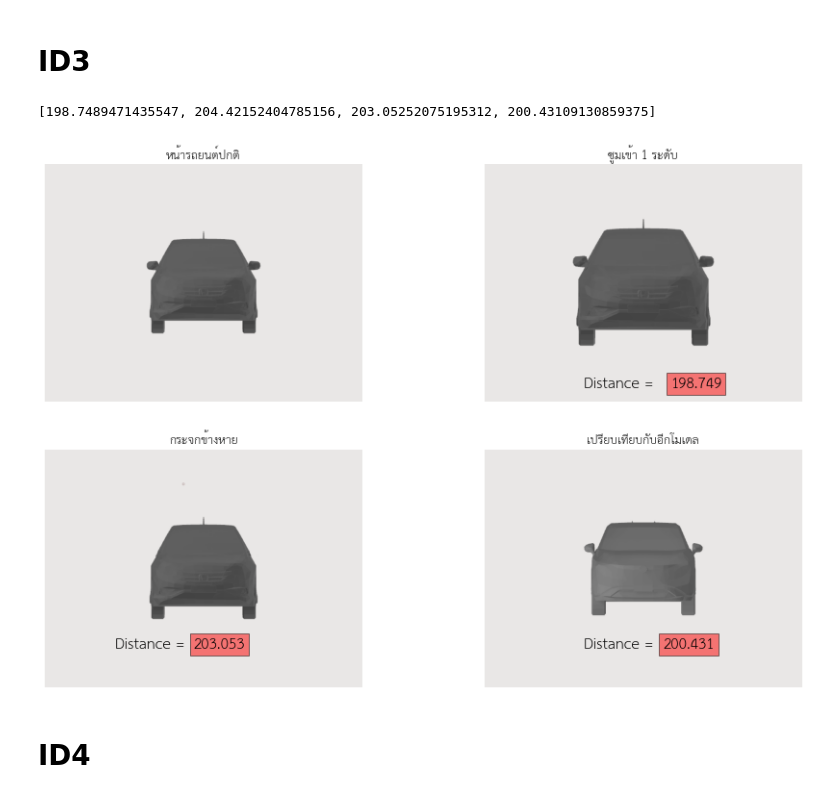
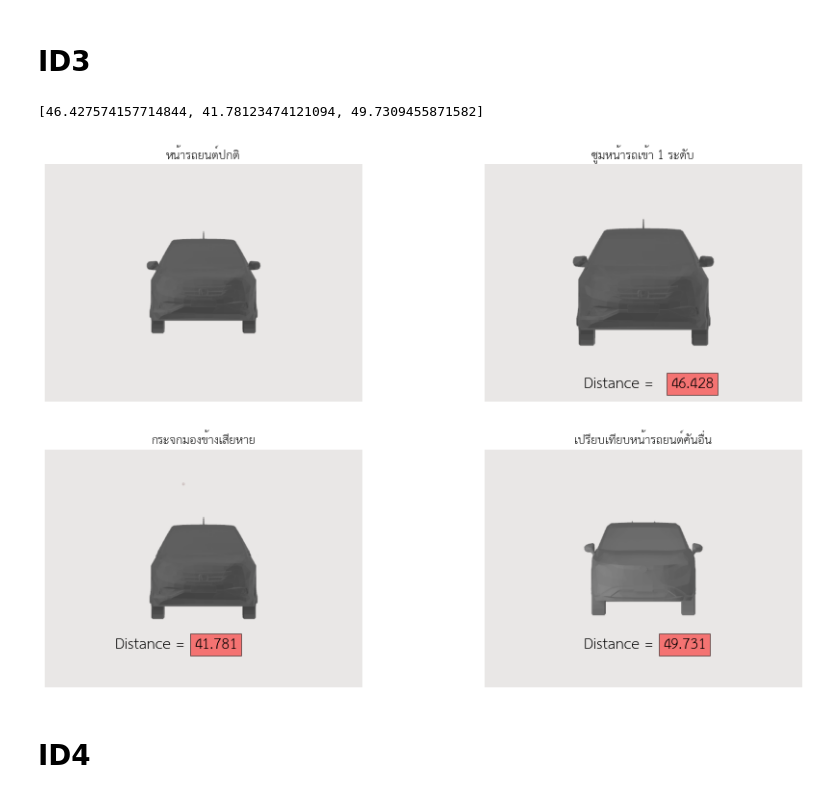
Before and after one commit to MeenTers/Project, a Jupyter notebook: Compare_view_3D.ipynb, the cells around one changed output. Cells and saved outputs as stored; diff of their text form; code cells hidden in the pictures.

```diff
--- a/Compare_view_3D.ipynb
+++ b/Compare_view_3D.ipynb
@@ -159,6 +149,6 @@ id1
 # %%
 tx1 = 'หน้ารถยนต์ปกติ'
-tx2 = 'ซูมเข้า 1 ระดับ'
-tx3 = 'กระจกข้างหาย'
-tx4 = 'เปรียบเทียบกับอีกโมเดล'
+tx2 = 'ซูมหน้ารถเข้า 1 ระดับ'
+tx3 = 'กระจกมองข้างเสียหาย'
+tx4 = 'เปรียบเทียบหน้ารถยนต์คันอื่น'
 # %%
@@ -188,8 +180,7 @@ show_img(img2f,img2_1,img2_3,img2_4,tx1,tx2,tx3,tx4,id2)
 # %% [markdown]
 # ID3
 # %%
-img3f  = cv2.imread(r'/content/drive/MyDrive/3D_Model/Base_car/ID3/ID3F.png')
-img3_1 = cv2.imread(r'/content/drive/MyDrive/3D_Model/Car_view/ID3/ID3_1.png')
-img3_2 = cv2.imread(r'/content/drive/MyDrive/3D_Model/Car_view/ID3/ID3_2.png')
-img3_3 = cv2.imread(r'/content/drive/MyDrive/3D_Model/Car_view/ID3/ID3_3.png')
-img3_4 = cv2.imread(r'/content/drive/MyDrive/3D_Model/Car_view/ID3/ID3_4.png')
+img3f  = cv2.imread(r'/content/drive/MyDrive/3D_Model/Base_car/ID3/ID3/ID3F.png')
+img3_1 = cv2.imread(r'/content/drive/MyDrive/3D_Model/Car_view/ID3/ID3/ID3_1.png')
+img3_2 = cv2.imread(r'/content/drive/MyDrive/3D_Model/Car_view/ID3/ID3/ID3_2.png')
+img3_3 = cv2.imread(r'/content/drive/MyDrive/3D_Model/Car_view/ID3/ID3/ID3_3.png')
@@ -199,12 +187,18 @@ id3v = car_view[8:12]
+# %%
+car3_dataset , car3_loader = get_dataset(r'/content/drive/MyDrive/3D_Model/Base_car/ID3')
+dmg3_dataset , dmg3_loader = get_dataset(r'/content/drive/MyDrive/3D_Model/Car_view/ID3')
+# %%
+id3b = get_features(vgg,car3_loader)
+id3v = get_features(vgg,dmg3_loader)
 # %%
 id3 = get_euclidean(id3b,id3v)
 id3
 # %% [output]
-[198.7489471435547, 204.42152404785156, 203.05252075195312, 200.43109130859375]
+[46.427574157714844, 41.78123474121094, 49.7309455871582]
 # %%
-show_img(img3f,img3_1,img3_3,img3_4,tx1,tx2,tx3,tx4,id3)
+show_img(img3f,img3_1,img3_2,img3_3,tx1,tx2,tx3,tx4,id3)
 # %% [output]
-[figure, old version]
+[figure, new version]
 # %% [markdown]
 # ID4
 # %%
```
Also changed, not shown: parts of 48 cells of this notebook.
